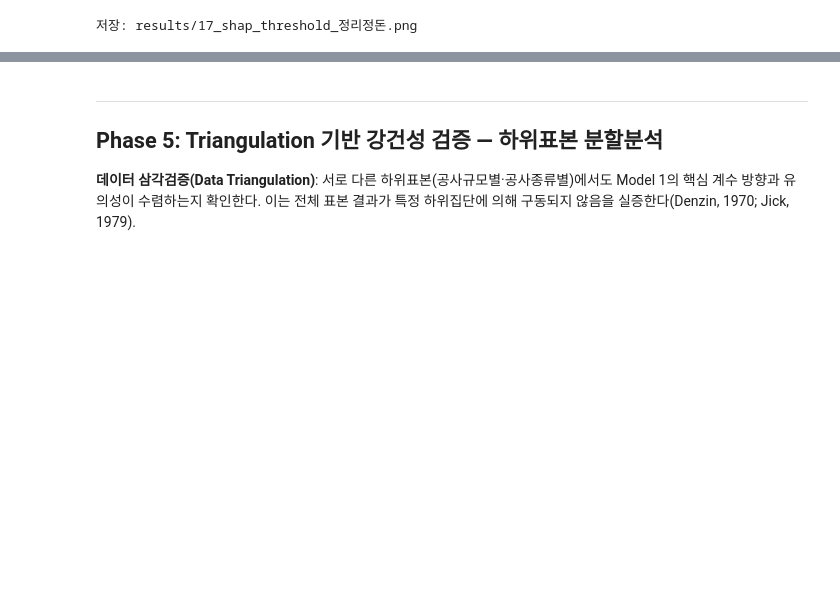
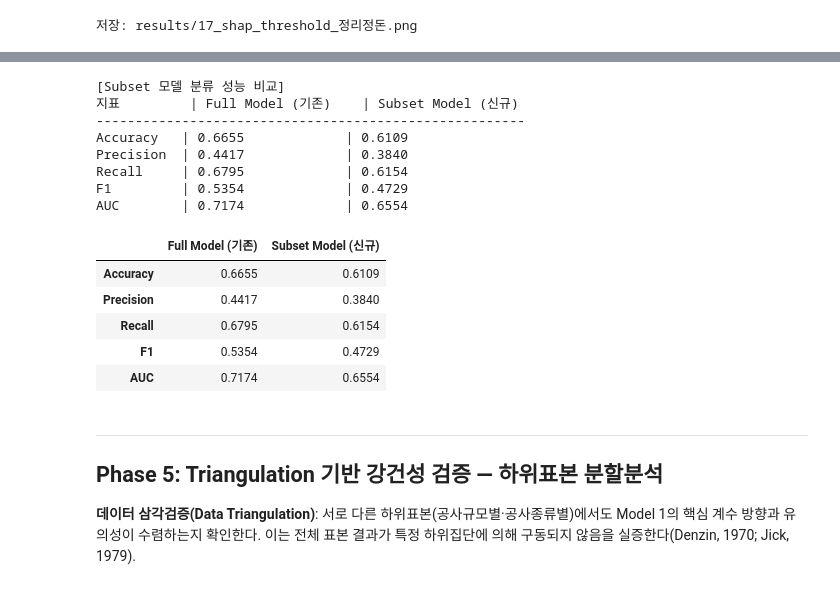
Before and after one commit to geonumul/construction_new, a Jupyter notebook: notebooks/02_데이터분석_executed.ipynb, the cells around one changed output, grey strips where cells are left out. Cells and saved outputs as stored; diff of their text form; code cells hidden in the pictures; blank space fills up the shorter version.

```diff
--- a/notebooks/02_데이터분석_executed.ipynb
+++ b/notebooks/02_데이터분석_executed.ipynb
@@ -1678,3 +1810,55 @@ print('저장: results/17_shap_threshold_정리정돈.png')
+# %%
+# Subset SHAP - (5) Full vs Subset 분류 성능 비교
+yp_rq    = best_pipe_rq.predict(X_test_rq)
+yprob_rq = best_pipe_rq.predict_proba(X_test_rq)[:, 1]
+
+perf_subset = {
+    'Accuracy':  round(accuracy_score(y_test_rq, yp_rq), 4),
+    'Precision': round(precision_score(y_test_rq, yp_rq, zero_division=0), 4),
+    'Recall':    round(recall_score(y_test_rq, yp_rq), 4),
+    'F1':        round(f1_score(y_test_rq, yp_rq), 4),
+    'AUC':       round(roc_auc_score(y_test_rq, yprob_rq), 4),
+}
+
+# Full 모델: 기존 results_df에서 Random Forest 행을 추출
+full_rf_row = results_df[results_df['Model'] == 'Random Forest'].iloc[0]
+perf_full = {
+    'Accuracy':  full_rf_row['Accuracy'],
+    'Precision': full_rf_row['Precision'],
+    'Recall':    full_rf_row['Recall'],
+    'F1':        full_rf_row['F1'],
+    'AUC':       full_rf_row['ROC_AUC'],
+}
+
+perf_df = pd.DataFrame({
+    'Full Model (기존)':   perf_full,
+    'Subset Model (신규)': perf_subset,
+})
+perf_df.to_csv('../results/14b_rq_only_model_performance.csv',
+               encoding='utf-8-sig')
+
+print("\n[Subset 모델 분류 성능 비교]")
+print(f"{'지표':<10} | {'Full Model (기존)':<18} | {'Subset Model (신규)':<18}")
+print("-" * 55)
+for metric in ['Accuracy', 'Precision', 'Recall', 'F1', 'AUC']:
+    print(f"{metric:<10} | {perf_full[metric]:<18.4f} | {perf_subset[metric]:<18.4f}")
+
+display(perf_df)
+# %% [output]
+[Subset 모델 분류 성능 비교]
+지표         | Full Model (기존)    | Subset Model (신규)
+-------------------------------------------------------
+Accuracy   | 0.6655             | 0.6109
+Precision  | 0.4417             | 0.3840
+Recall     | 0.6795             | 0.6154
+F1         | 0.5354             | 0.4729
+AUC        | 0.7174             | 0.6554
+|  | Full Model (기존) | Subset Model (신규) |
+| Accuracy | 0.6655 | 0.6109 |
+| Precision | 0.4417 | 0.3840 |
+| Recall | 0.6795 | 0.6154 |
+| F1 | 0.5354 | 0.4729 |
+| AUC | 0.7174 | 0.6554 |
 # %% [markdown]
 ---
 
```
Also changed, not shown: parts of 13 cells of this notebook, 7 other files.
